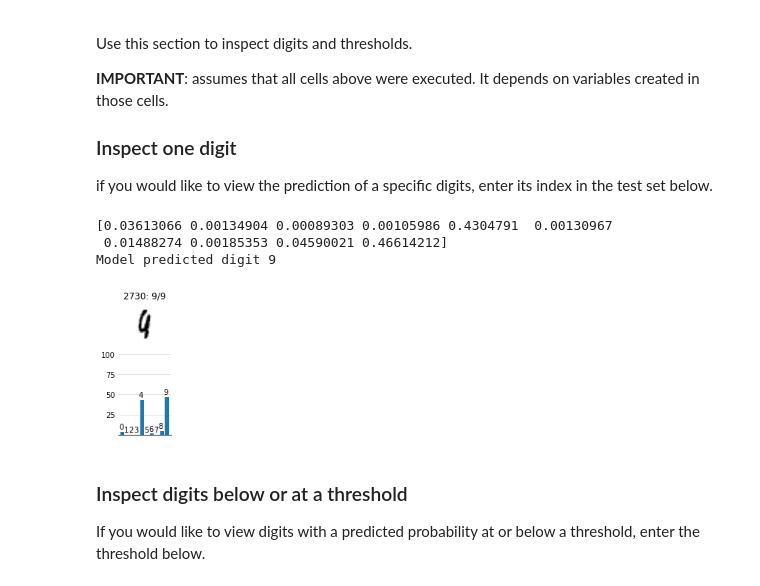
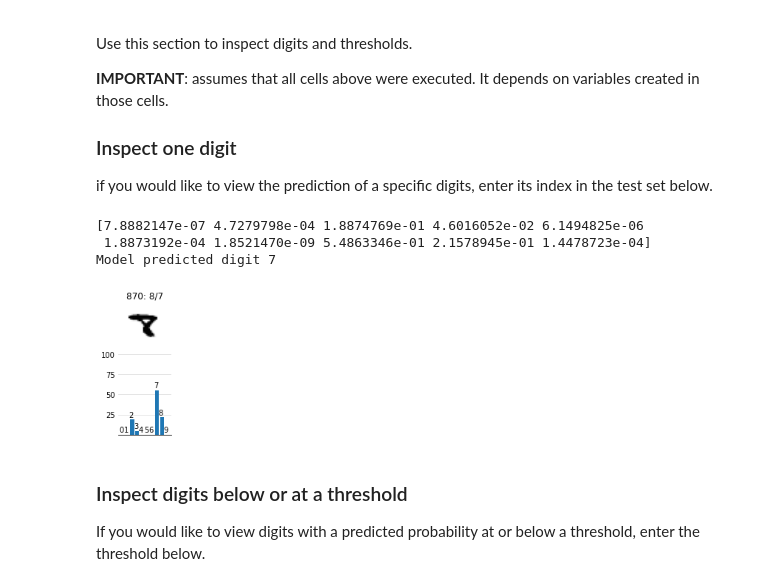
Before and after one commit to fau-masters-collected-works-cgarbin/decision-threshold-effect-on-accuracy, a Jupyter notebook: softmax-thresholds.ipynb, the cells around one changed output. Cells and saved outputs as stored; diff of their text form; code cells hidden in the pictures.

```diff
--- a/softmax-thresholds.ipynb
+++ b/softmax-thresholds.ipynb
@@ -338,17 +336,17 @@ Use this section to inspect digits and thresholds.
 
 if you would like to view the prediction of a specific digits, enter its index in the test set below.
 # %%
-DIGIT_INDEX = 2730
+DIGIT_INDEX = 870
 print(predicted_probability[DIGIT_INDEX])
 print('Model predicted digit {}'.format(
     np.argmax(predicted_probability[DIGIT_INDEX])))
 d.draw_digits_histogram([DIGIT_INDEX],
     test_label, predicted_label, test_image, predicted_probability)
 # %% [output]
-[0.03613066 0.00134904 0.00089303 0.00105986 0.4304791  0.00130967
- 0.01488274 0.00185353 0.04590021 0.46614212]
-Model predicted digit 9
+[7.8882147e-07 4.7279798e-04 1.8874769e-01 4.6016052e-02 6.1494825e-06
+ 1.8873192e-04 1.8521470e-09 5.4863346e-01 2.1578945e-01 1.4478723e-04]
+Model predicted digit 7
-[figure, old version]
+[figure, new version]
 # %% [markdown]
 ### Inspect digits below or at a threshold
 
```
Also changed, not shown: parts of 11 cells of this notebook, 1 other file.
